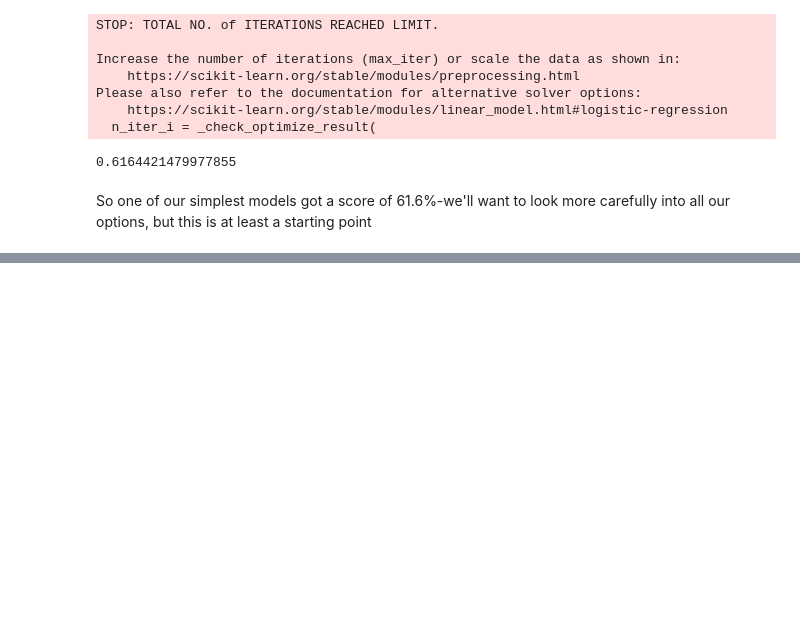
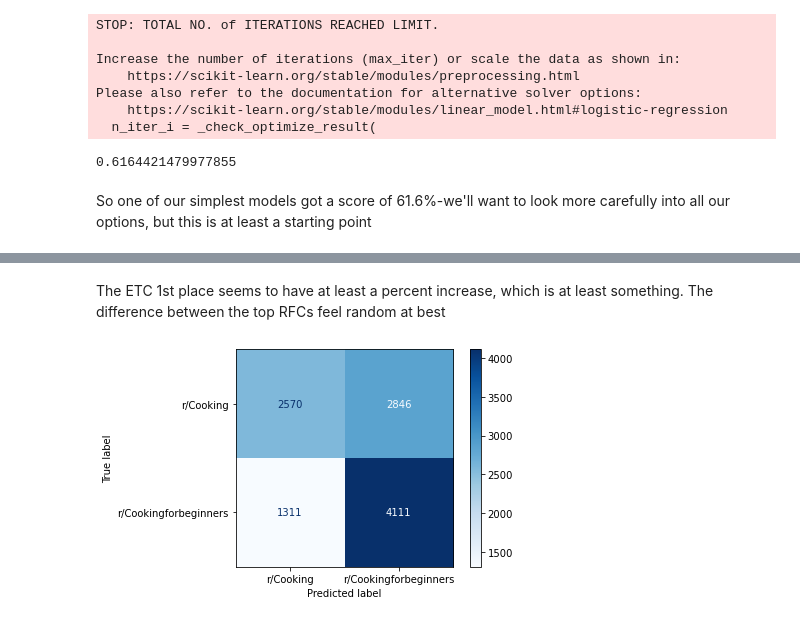
Before and after one commit to knambiar96/reddit-classification-nlp, a Jupyter notebook: code/Karthik-p3-data-analysis.ipynb, the cells around one changed output, grey strips where cells are left out. Saved outputs shown, nothing was run; the diff lists cells and outputs as text; code cells hidden in the pictures; blank space fills up the shorter version.

```diff
--- a/code/Karthik-p3-data-analysis.ipynb
+++ b/code/Karthik-p3-data-analysis.ipynb
@@ -149,0 +299,6 @@ So one of our simplest models got a score of 61.6%-we'll want to look more caref
+# %% [markdown]
+The ETC 1st place seems to have at least a percent increase, which is at least something. The difference between the top RFCs feel random at best
+# %%
+ConfusionMatrixDisplay.from_estimator(pipe1,X_test,y_test,cmap='Blues');
+# %% [output]
+[figure, added]
```
Also changed, not shown: parts of 31 cells of this notebook.
